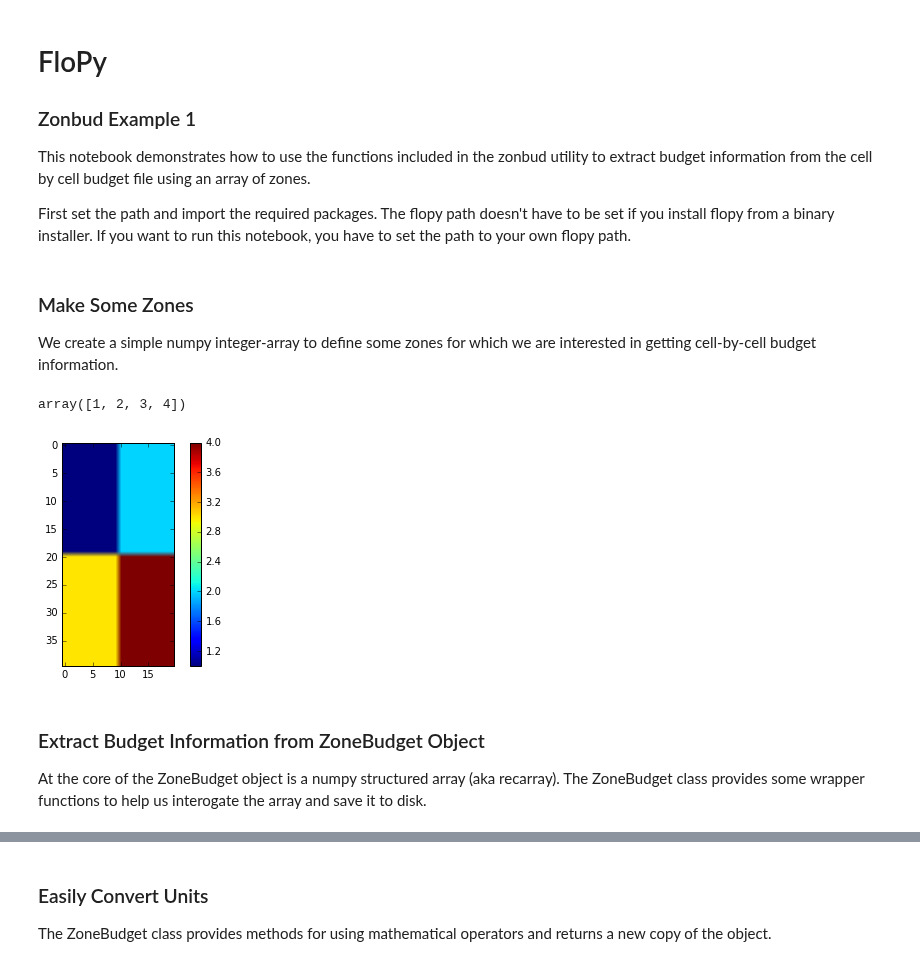
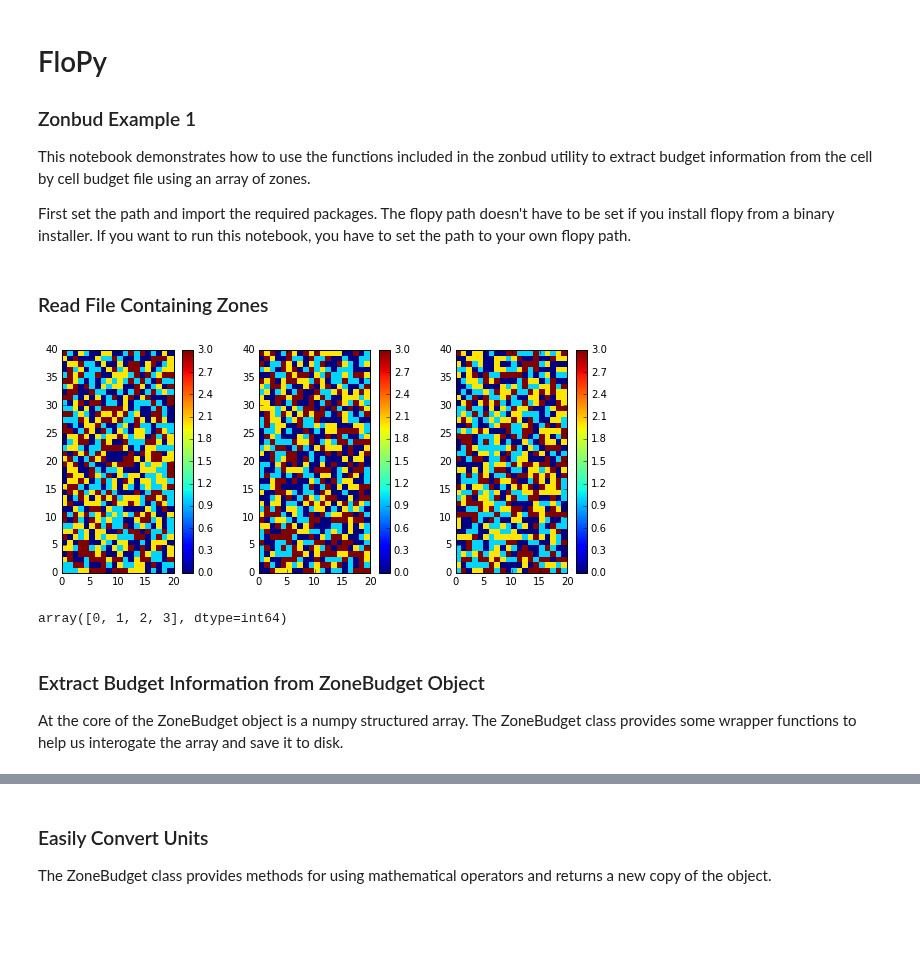
Before and after one commit to modflowpy/flopy, a Jupyter notebook: examples/Notebooks/flopy3_ZoneBudget_example.ipynb, the cells around one changed output, grey strips where cells are left out. Cells and saved outputs as stored; diff of their text form; code cells hidden in the pictures; blank space fills up the shorter version.

```diff
--- a/examples/Notebooks/flopy3_ZoneBudget_example.ipynb
+++ b/examples/Notebooks/flopy3_ZoneBudget_example.ipynb
@@ -14,37 +14,38 @@ import platform
 import numpy as np
 import pandas as pd
 import matplotlib.pyplot as plt
-from flopy.utils import ZoneBudget, CellBudgetFile
+from flopy.utils import ZoneBudget, CellBudgetFile, read_zbarray
 
 # Set path to example datafiles
-zbudpath = os.path.join('..', 'data', 'zonbud_examples')
+loadpth = os.path.join('..', 'data', 'zonbud_examples')
 
 # Create CellBudgetFile object
-cbc_file = os.path.join(zbudpath, 'freyberg.gitcbc')
+cbc_file = os.path.join(loadpth, 'freyberg_mlt.cbc')
 cbc_obj = CellBudgetFile(cbc_file)
-
 nlay, nrow, ncol = cbc_obj.nlay, cbc_obj.nrow, cbc_obj.ncol
-# %% [markdown]
-### Make Some Zones
-
-We create a simple numpy integer-array to define some zones for which we are interested in getting cell-by-cell budget information.
-# %%
-# Define some very interesting zones
-zon = np.zeros((nlay, nrow, ncol), np.int32)
-zon[0, :20, :10] = 1
-zon[0, :20, 10:] = 2
-zon[0, 20:, :10] = 3
-zon[0, 20:, 10:] = 4
-
-im = plt.imshow(zon[0, :, :], )
-cbar = plt.colorbar(im)
-np.unique(zon)
-# %% [output]
-array([1, 2, 3, 4])
-[figure, removed]
+# %% [markdown]
+### Read File Containing Zones
+# %%
+# Define some very interesting zones
+zone_file = os.path.join(loadpth, 'zonef_mlt')
+zon = read_zbarray(zone_file)
+
+fig = plt.figure(figsize=(10, 4))
+
+for lay in range(nlay):
+    ax = fig.add_subplot(1, nlay, lay+1)
+    im = ax.pcolormesh(zon[lay, :, :])
+    cbar = plt.colorbar(im)
+    plt.gca().set_aspect('equal')
+
+plt.show()
+np.unique(zon)
+# %% [output]
+[figure, added]
+array([0, 1, 2, 3], dtype=int64)
 # %% [markdown]
 ### Extract Budget Information from ZoneBudget Object
 
-At the core of the ZoneBudget object is a numpy structured array (aka recarray). The ZoneBudget class provides some wrapper functions to help us interogate the array and save it to disk.
+At the core of the ZoneBudget object is a numpy structured array. The ZoneBudget class provides some wrapper functions to help us interogate the array and save it to disk.
 # %%
 # Create a ZoneBudget object and get the budget record array
```
Also changed, not shown: parts of 19 cells of this notebook, 11 other files.
